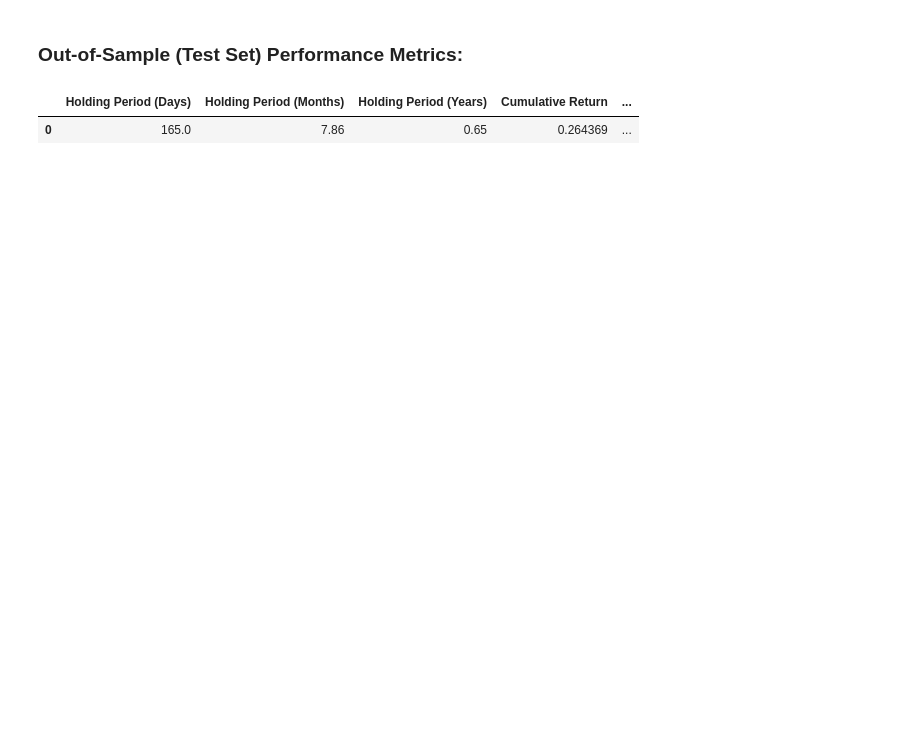
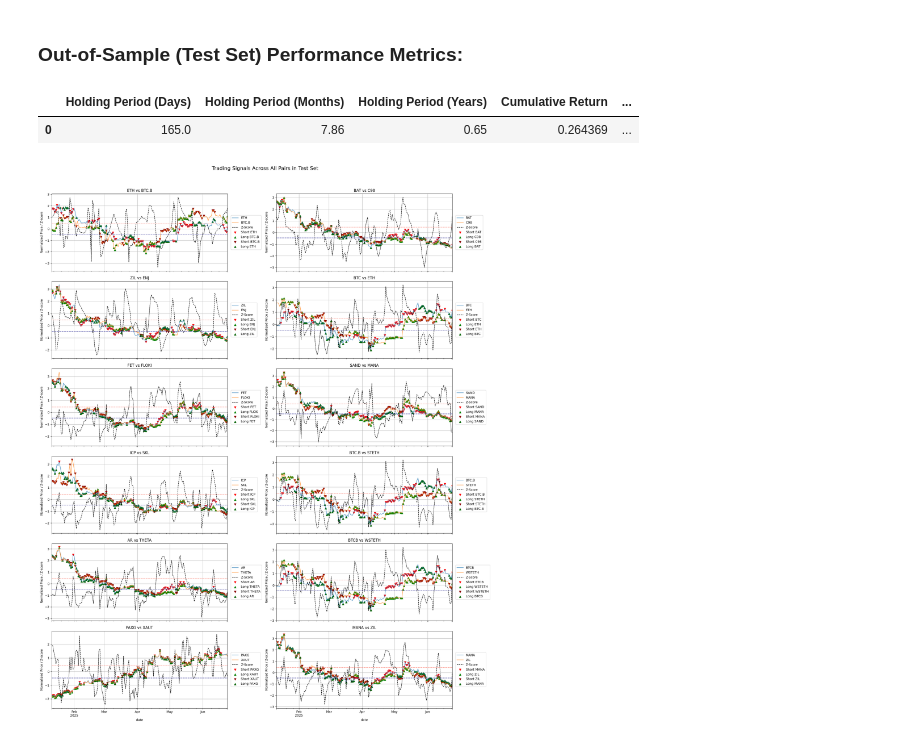
Before and after one commit to mohiteprathamesh1996/stat-arb-crypto, a Jupyter notebook: research/Pairs Trading Using Cointegration.ipynb, the cells around one changed output. Saved outputs shown, nothing was run; the diff lists cells and outputs as text; code cells hidden in the pictures; blank space fills up the shorter version.

```diff
--- a/research/Pairs Trading Using Cointegration.ipynb
+++ b/research/Pairs Trading Using Cointegration.ipynb
@@ -456,3 +486,66 @@ display(pd.DataFrame(
 ### Out-of-Sample (Test Set) Performance Metrics:
 |  | Holding Period (Days) | Holding Period (Months) | Holding Period (Years) | Cumulative Return | ... |
 | 0 | 165.0 | 7.86 | 0.65 | 0.264369 | ... |
+# %%
+import matplotlib.pyplot as plt
+from sklearn.preprocessing import StandardScaler
+
+entry_threshold = 0.46
+n_cols = 2  # Number of subplots per row
+n_rows = int(np.ceil(len(final_pairs) / n_cols))
+
+fig, axes = plt.subplots(n_rows, n_cols, figsize=(20, 4 * n_rows), sharex=True)
+axes = axes.flatten()  # Flatten to index easily
+
+for i, (coin1, coin2) in enumerate(final_pairs):
+    ax = axes[i]
+
+    # Z-score
+    z = test_rolling_params[(coin1, coin2)]["rolling_z_score"]
+
+    # Normalized prices
+    norm_prices = pd.DataFrame(
+        StandardScaler().fit_transform(test_df[[coin1, coin2]]),
+        columns=[coin1, coin2],
+        index=test_df.index
+    )
+
+    # Signal markers
+    short_coin1_signal = norm_prices.loc[z > entry_threshold, coin1]
+    long_coin2_signal = norm_prices.loc[z > entry_threshold, coin2]
+    short_coin2_signal = norm_prices.loc[z < -entry_threshold, coin2]
+    long_coin1_signal = norm_prices.loc[z < -entry_threshold, coin1]
+
+    # Price plot
+    norm_prices.plot(ax=ax, alpha=0.7, linewidth=1.5)
+
+    # Z-score line
+    z.loc[norm_prices.index].plot(ax=ax, color="black", linestyle="--", label="Z-Score", linewidth=1.2)
+
+    # Signal markers
+    ax.scatter(short_coin1_signal.index, short_coin1_signal, color="red", marker="v", label=f"Short {coin1}")
+    ax.scatter(long_coin2_signal.index, long_coin2_signal, color="green", marker="^", label=f"Long {coin2}")
+    ax.scatter(short_coin2_signal.index, short_coin2_signal, color="darkred", marker="v", label=f"Short {coin2}")
+    ax.scatter(long_coin1_signal.index, long_coin1_signal, color="darkgreen", marker="^", label=f"Long {coin1}")
+
+    # Threshold lines
+    ax.axhline(y=entry_threshold, color="salmon", linestyle="--", linewidth=1)
+    ax.axhline(y=-entry_threshold, color="navy", linestyle="--", linewidth=1)
+
+    # Titles and labels
+    ax.set_title(f"{coin1} vs {coin2}")
+    ax.set_ylabel("Normalized Price / Z-score")
+    ax.legend(bbox_to_anchor=(1.01, 0.5), loc='center left')
+    ax.grid(True)
+
+# Hide unused subplots if any
+for j in range(i + 1, len(axes)):
+    fig.delaxes(axes[j])
+
+# Shared formatting
+fig.suptitle("Trading Signals Across All Pairs in Test Set", fontsize=16, y=1.02)
+fig.tight_layout()
+# plt.legend(bbox_to_anchor=(1.05, 0.5), loc='center left')
+plt.show()
+# %% [output]
+[figure, added]
```
Also changed, not shown: parts of 8 cells of this notebook, 1 other file.
